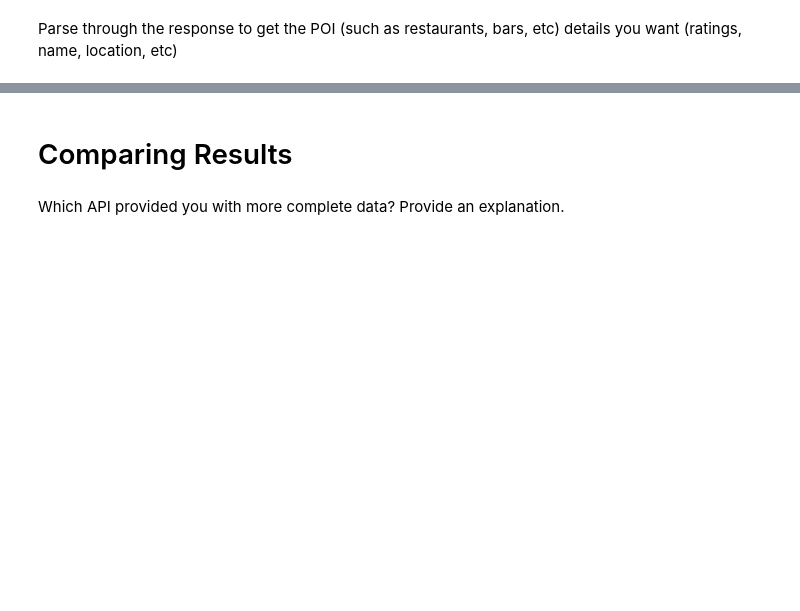
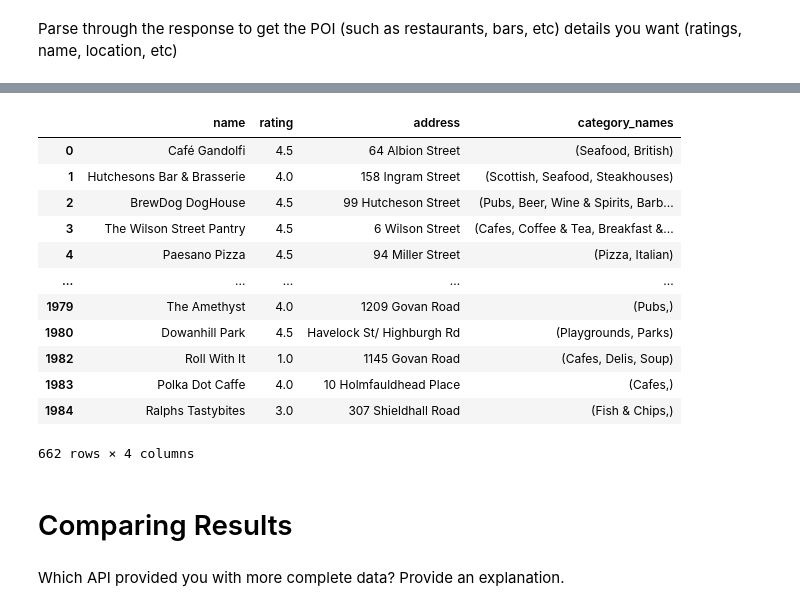
Before and after one commit to mattcorr-lhl/CityBikes-API-Project, a Jupyter notebook: notebooks/yelp_foursquare_EDA.ipynb, the cells around one changed output, grey strips where cells are left out. Cells and saved outputs as stored; diff of their text form; code cells hidden in the pictures; blank space fills up the shorter version.

```diff
--- a/notebooks/yelp_foursquare_EDA.ipynb
+++ b/notebooks/yelp_foursquare_EDA.ipynb
@@ -174,0 +291,23 @@ Put your parsed results into a DataFrame
+# %%
+# Drop columns that we have already parsed
+selected_yelp_POIs_df = selected_yelp_POIs_df.drop(['categories','location'], axis=1)
+
+# Remove duplicates
+selected_yelp_POIs_df = selected_yelp_POIs_df.drop_duplicates()
+
+# Final view before export to .csv
+selected_yelp_POIs_df
+# %% [output]
+|  | name | rating | address | category_names |
+| 0 | Café Gandolfi | 4.5 | 64 Albion Street | (Seafood, British) |
+| 1 | Hutchesons Bar & Brasserie | 4.0 | 158 Ingram Street | (Scottish, Seafood, Steakhouses) |
+| 2 | BrewDog DogHouse | 4.5 | 99 Hutcheson Street | (Pubs, Beer, Wine & Spirits, Barb... |
+| 3 | The Wilson Street Pantry | 4.5 | 6 Wilson Street | (Cafes, Coffee & Tea, Breakfast &... |
+| 4 | Paesano Pizza | 4.5 | 94 Miller Street | (Pizza, Italian) |
+| ... | ... | ... | ... | ... |
+| 1979 | The Amethyst | 4.0 | 1209 Govan Road | (Pubs,) |
+| 1980 | Dowanhill Park | 4.5 | Havelock St/ Highburgh Rd | (Playgrounds, Parks) |
+| 1982 | Roll With It | 1.0 | 1145 Govan Road | (Cafes, Delis, Soup) |
+| 1983 | Polka Dot Caffe | 4.0 | 10 Holmfauldhead Place | (Cafes,) |
+| 1984 | Ralphs Tastybites | 3.0 | 307 Shieldhall Road | (Fish & Chips,) |
+662 rows × 4 columns
```
Also changed, not shown: parts of 9 cells of this notebook.
